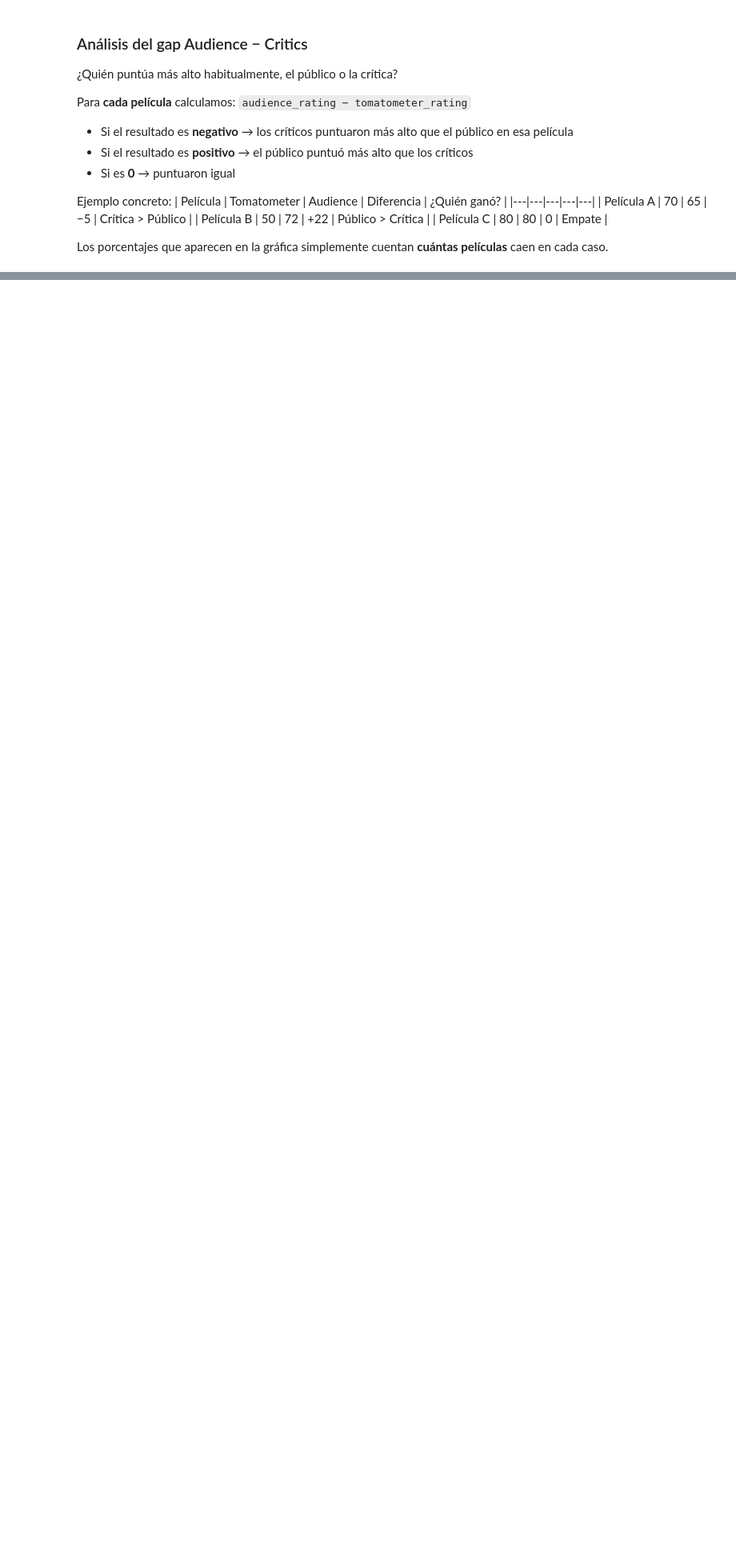
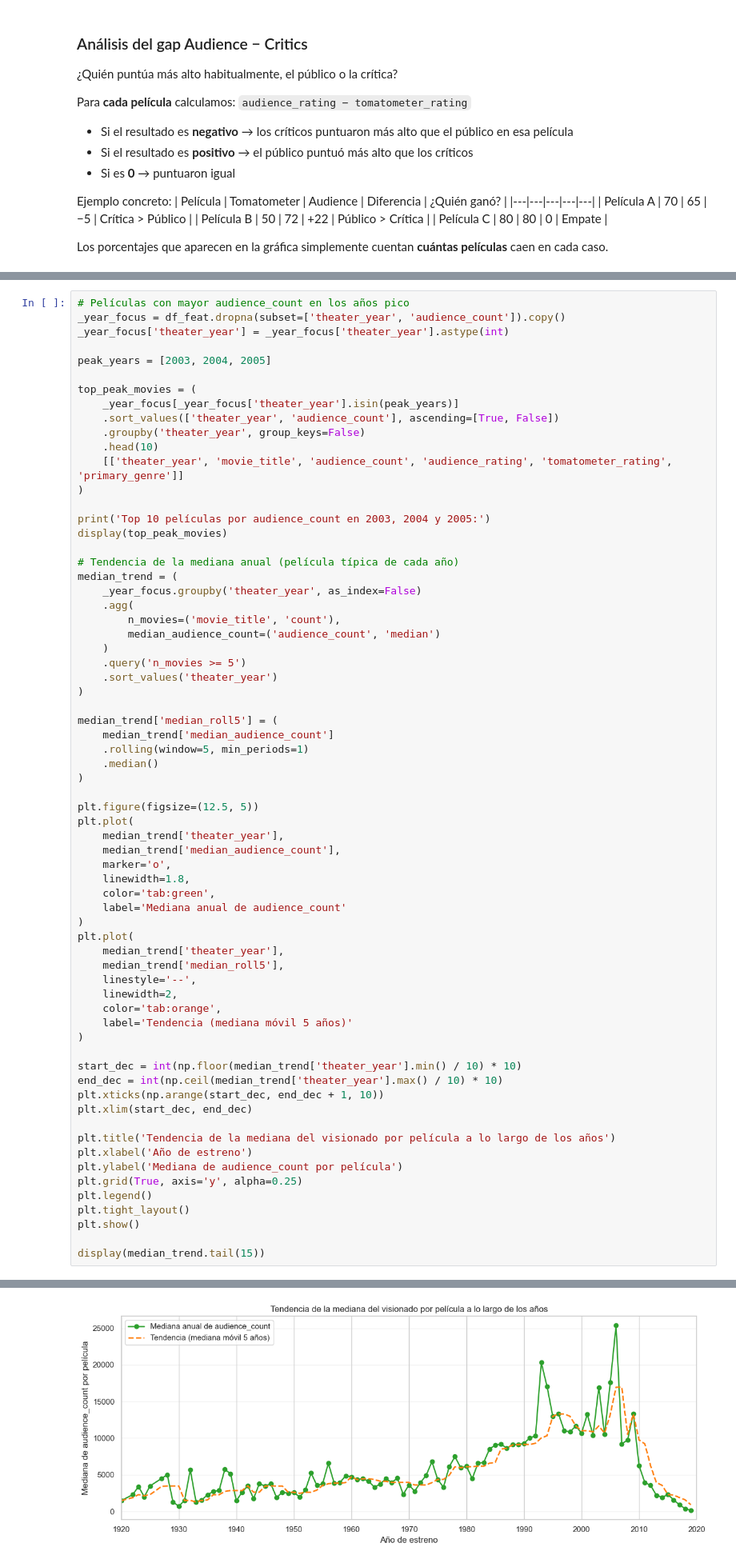
Before and after one commit to alvaromedinaro-png/Rotten-tomatoes-movies-data-analisis, a Jupyter notebook: notebooks/eda.ipynb, the cells around one changed output, grey strips where cells are left out. Shown at 80% size. Saved outputs shown, nothing was run; the diff lists cells and outputs as text; blank space fills up the shorter version.

```diff
--- a/notebooks/eda.ipynb
+++ b/notebooks/eda.ipynb
@@ -999,0 +1209,68 @@ los críticos les dieron una nota más alta que el público.
+# %%
+# Películas con mayor audience_count en los años pico
+_year_focus = df_feat.dropna(subset=['theater_year', 'audience_count']).copy()
+_year_focus['theater_year'] = _year_focus['theater_year'].astype(int)
+
+peak_years = [2003, 2004, 2005]
+
+top_peak_movies = (
+    _year_focus[_year_focus['theater_year'].isin(peak_years)]
+    .sort_values(['theater_year', 'audience_count'], ascending=[True, False])
+    .groupby('theater_year', group_keys=False)
+    .head(10)
+    [['theater_year', 'movie_title', 'audience_count', 'audience_rating', 'tomatometer_rating', 'primary_genre']]
+)
+
+print('Top 10 películas por audience_count en 2003, 2004 y 2005:')
+display(top_peak_movies)
+
+# Tendencia de la mediana anual (película típica de cada año)
+median_trend = (
+    _year_focus.groupby('theater_year', as_index=False)
+    .agg(
+        n_movies=('movie_title', 'count'),
+        median_audience_count=('audience_count', 'median')
+    )
+    .query('n_movies >= 5')
+    .sort_values('theater_year')
+)
+
+median_trend['median_roll5'] = (
+    median_trend['median_audience_count']
+    .rolling(window=5, min_periods=1)
+    .median()
+)
+
+plt.figure(figsize=(12.5, 5))
+plt.plot(
+    median_trend['theater_year'],
+    median_trend['median_audience_count'],
+    marker='o',
+    linewidth=1.8,
+    color='tab:green',
+    label='Mediana anual de audience_count'
+)
+plt.plot(
+    median_trend['theater_year'],
+    median_trend['median_roll5'],
+    linestyle='--',
+    linewidth=2,
+    color='tab:orange',
+    label='Tendencia (mediana móvil 5 años)'
+)
+
+start_dec = int(np.floor(median_trend['theater_year'].min() / 10) * 10)
+end_dec = int(np.ceil(median_trend['theater_year'].max() / 10) * 10)
+plt.xticks(np.arange(start_dec, end_dec + 1, 10))
+plt.xlim(start_dec, end_dec)
+
+plt.title('Tendencia de la mediana del visionado por película a lo largo de los años')
+plt.xlabel('Año de estreno')
+plt.ylabel('Mediana de audience_count por película')
+plt.grid(True, axis='y', alpha=0.25)
+plt.legend()
+plt.tight_layout()
+plt.show()
+
+display(median_trend.tail(15))
+# %% [output]
@@ -999,0 +1295 @@ los críticos les dieron una nota más alta que el público.
+[figure, added]
```
Also changed, not shown: parts of 11 cells of this notebook, 2 other files.
